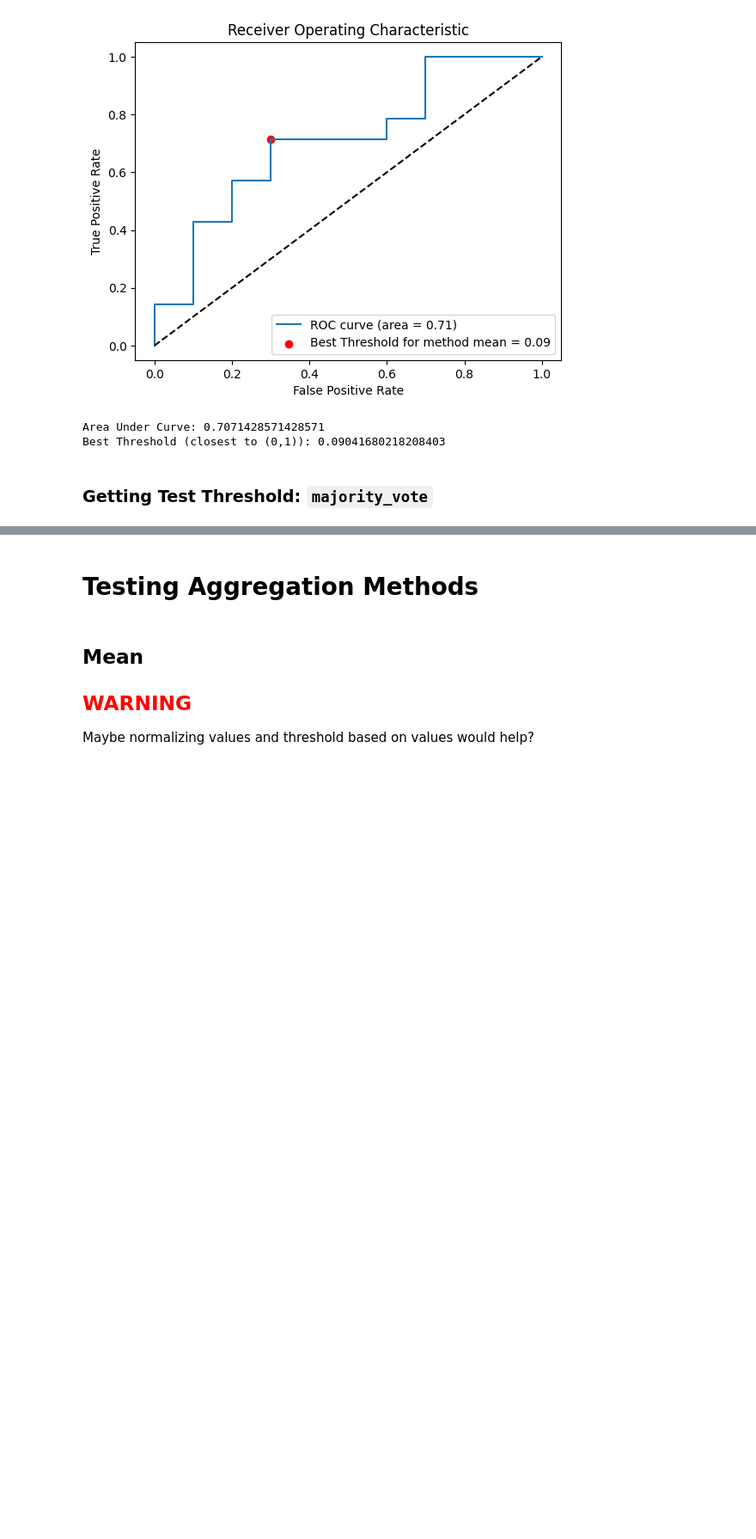
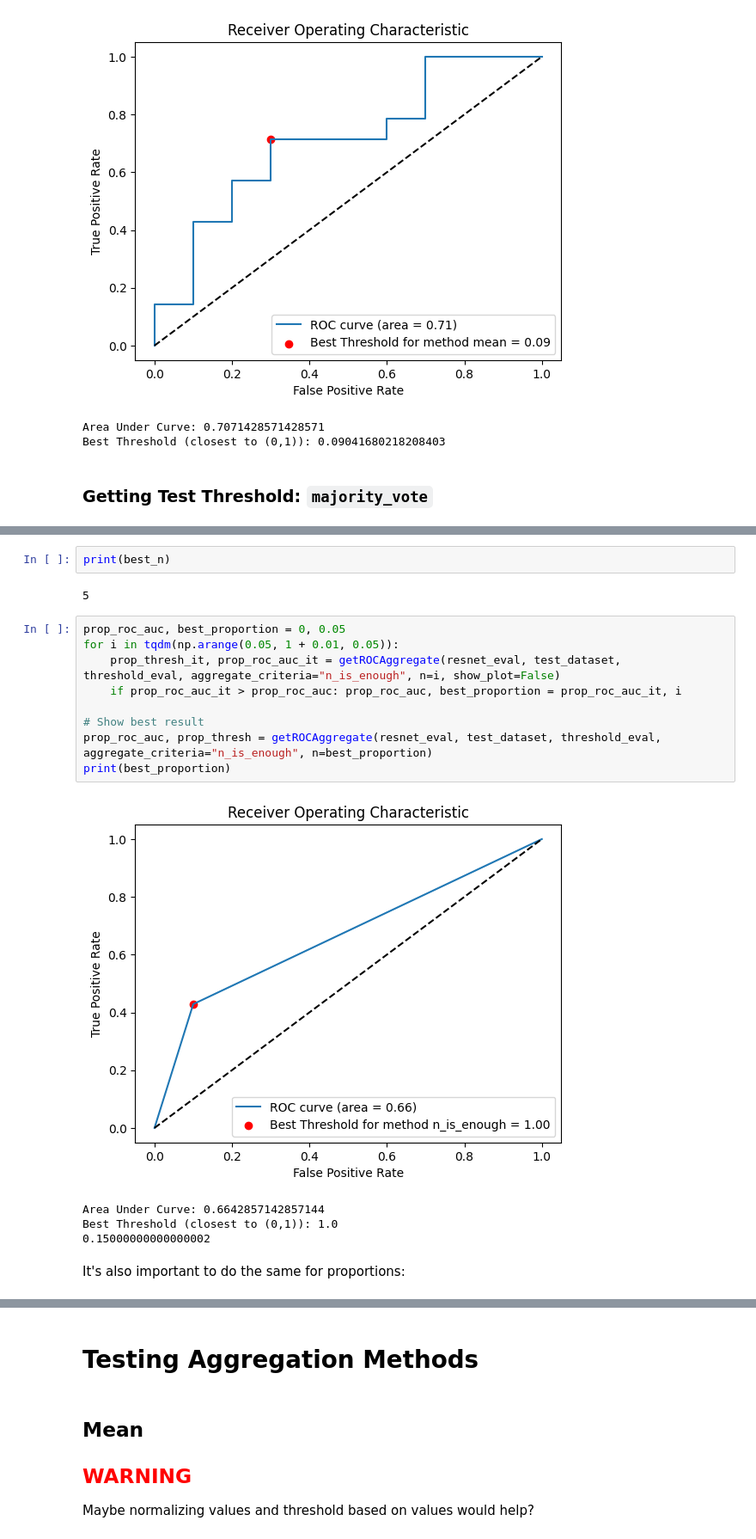
Before and after one commit to rafael-andre1/AI-for-Interstitial-Lung-Disease-Classification, a Jupyter notebook: 3 - resnetTesting/3.3 - evalAsPatient/Part 1 - aggregateProbabilities.ipynb, the cells around one changed output, grey strips where cells are left out. Shown at 86% size. Saved outputs shown, nothing was run; the diff lists cells and outputs as text; blank space fills up the shorter version.

```diff
--- a/3 - resnetTesting/3.3 - evalAsPatient/Part 1 - aggregateProbabilities.ipynb
+++ b/3 - resnetTesting/3.3 - evalAsPatient/Part 1 - aggregateProbabilities.ipynb
@@ -661,3 +684,23 @@ Best Threshold (closest to (0,1)): inf
+# %%
+print(best_n)
+# %% [output]
+5
+# %%
+prop_roc_auc, best_proportion = 0, 0.05
+for i in tqdm(np.arange(0.05, 1 + 0.01, 0.05)):
+    prop_thresh_it, prop_roc_auc_it = getROCAggregate(resnet_eval, test_dataset, threshold_eval, aggregate_criteria="n_is_enough", n=i, show_plot=False)
+    if prop_roc_auc_it > prop_roc_auc: prop_roc_auc, best_proportion = prop_roc_auc_it, i
+
+# Show best result
+prop_roc_auc, prop_thresh = getROCAggregate(resnet_eval, test_dataset, threshold_eval, aggregate_criteria="n_is_enough", n=best_proportion)
+print(best_proportion)
+# %% [output]
+[figure, added]
+Area Under Curve: 0.6642857142857144
+Best Threshold (closest to (0,1)): 1.0
+0.15000000000000002
+# %% [markdown]
+It's also important to do the same for proportions:
 # %%
 def evalPatientProbResNet(resnet18, test_dataset, threshold, aggregate_criteria="mean", n=1, class_condition="1_is_enough", verbose=True):
     device = torch.device("cuda" if torch.cuda.is_available() else "cpu")
```
Also changed, not shown: parts of 8 cells of this notebook.
